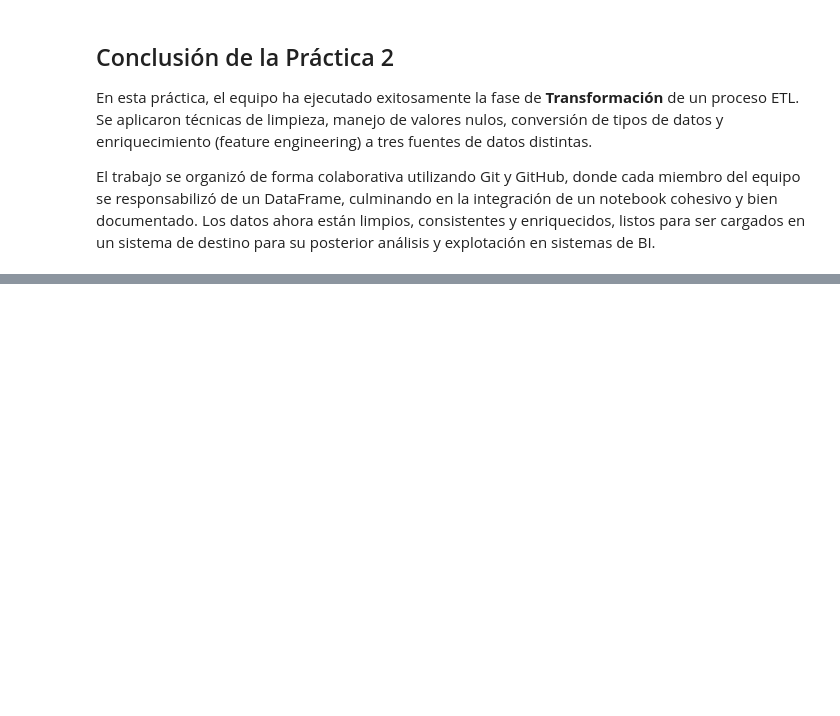
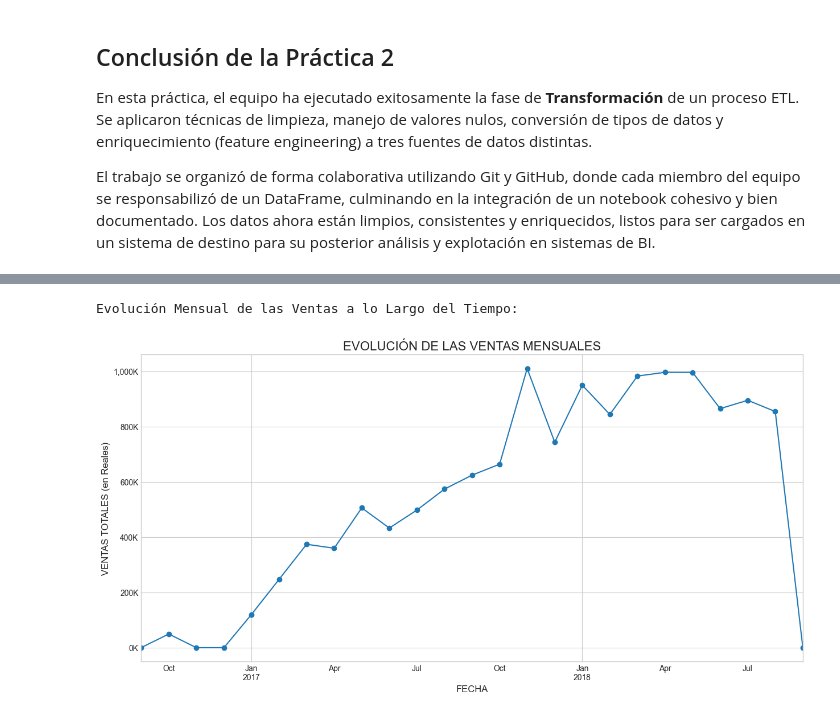
Before and after one commit to jdareval/practica1-bit-ETL, a Jupyter notebook: desarrolloG8.ipynb, the cells around one changed output, grey strips where cells are left out. Drawn from its saved outputs; the diff is of its cells as text; code cells hidden in the pictures; blank space fills up the shorter version.

```diff
--- a/desarrolloG8.ipynb
+++ b/desarrolloG8.ipynb
@@ -888,0 +1216,21 @@ El trabajo se organizó de forma colaborativa utilizando Git y GitHub, donde cad
+# %%
+# grafico 2: Evolución de las ventas mensuales en el trascurso del tiempo
+print("\nEvolución Mensual de las Ventas a lo Largo del Tiempo:")
+# Unir DATAFRAME de hechos con la dimension de tiempo usando la clave de fecha de compra
+ventas_por_fecha = pd.merge(modelo_estrella['fact_sales'], modelo_estrella['dim_date'], left_on='purchase_date_key', right_on='date_key')
+# Agrupar por mes y sumar las ventas se utiliza full_date como indice para agrupar 'MS' indica inicio de mes
+resumen_mensual = ventas_por_fecha.set_index('full_date').groupby(pd.Grouper(freq='MS'))['price'].sum()
+#creación del grafico de lineas para el análisis por mes.
+fig, ax = plt.subplots(figsize=(15, 7))
+resumen_mensual.plot(kind='line', ax=ax, marker='o', linestyle='-')
+# Añadimos titulos y etiquetas.
+ax.set_title('EVOLUCIÓN DE LAS VENTAS MENSUALES', fontsize=16)
+ax.set_xlabel('FECHA', fontsize=12)
+ax.set_ylabel('VENTAS TOTALES (en Reales)', fontsize=12)
+# Formato en miles (K)
+ax.yaxis.set_major_formatter(plt.FuncFormatter(lambda x, p: f'{x/1000:,.0f}K'))
+
+plt.show()
+# %% [output]
+Evolución Mensual de las Ventas a lo Largo del Tiempo:
+[figure, added]
```
Also changed, not shown: parts of 14 cells of this notebook, 1 other file.
